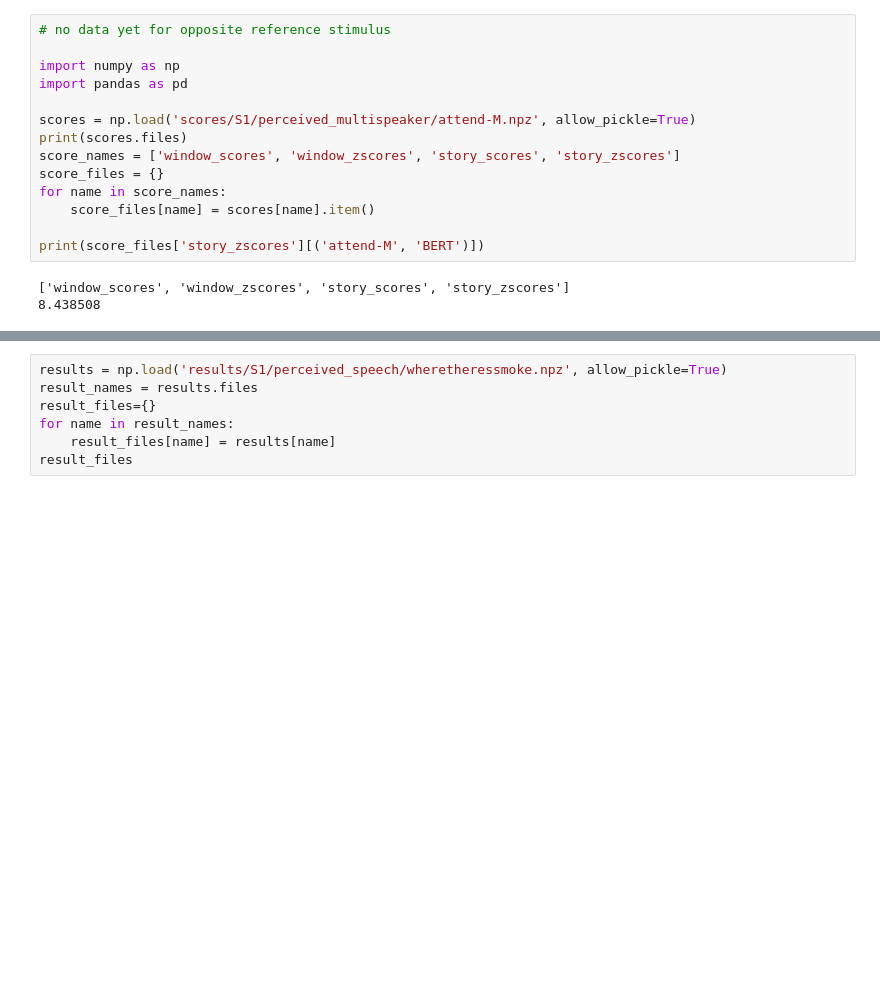
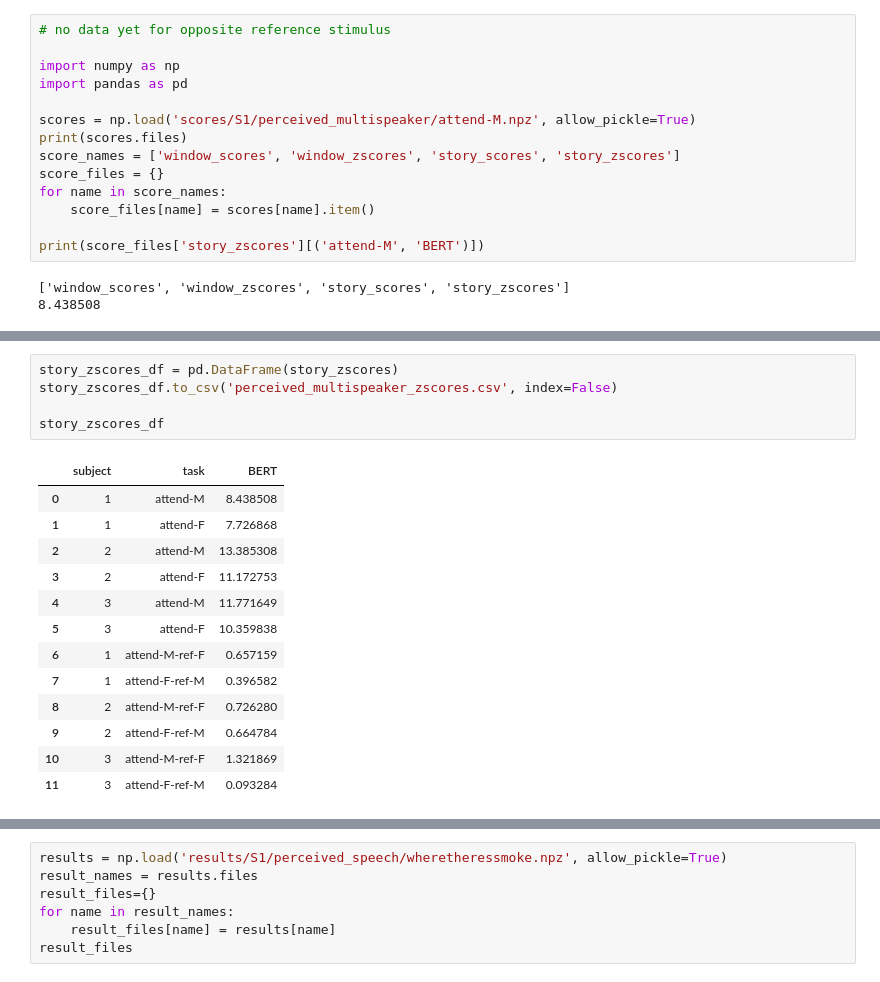
Before and after one commit to imranson/semantic-decoding, a Jupyter notebook: decoding/temp/explore_eval_multispeaker.ipynb, the cells around one changed output, grey strips where cells are left out. Cells and saved outputs as stored; diff of their text form; blank space fills up the shorter version.

```diff
--- a/decoding/temp/explore_eval_multispeaker.ipynb
+++ b/decoding/temp/explore_eval_multispeaker.ipynb
@@ -42,3 +53,22 @@ story_zscores
+# %%
+story_zscores_df = pd.DataFrame(story_zscores)
+story_zscores_df.to_csv('perceived_multispeaker_zscores.csv', index=False)
+
+story_zscores_df
+# %% [output]
+|  | subject | task | BERT |
+| 0 | 1 | attend-M | 8.438508 |
+| 1 | 1 | attend-F | 7.726868 |
+| 2 | 2 | attend-M | 13.385308 |
+| 3 | 2 | attend-F | 11.172753 |
+| 4 | 3 | attend-M | 11.771649 |
+| 5 | 3 | attend-F | 10.359838 |
+| 6 | 1 | attend-M-ref-F | 0.657159 |
+| 7 | 1 | attend-F-ref-M | 0.396582 |
+| 8 | 2 | attend-M-ref-F | 0.726280 |
+| 9 | 2 | attend-F-ref-M | 0.664784 |
+| 10 | 3 | attend-M-ref-F | 1.321869 |
+| 11 | 3 | attend-F-ref-M | 0.093284 |
 # %%
 window_zscores = {'subject': [], 'task':[], 'BERT':[]}
 for subject in [1,2,3]:
```
Also changed, not shown: parts of 4 cells of this notebook, 8 other files.
